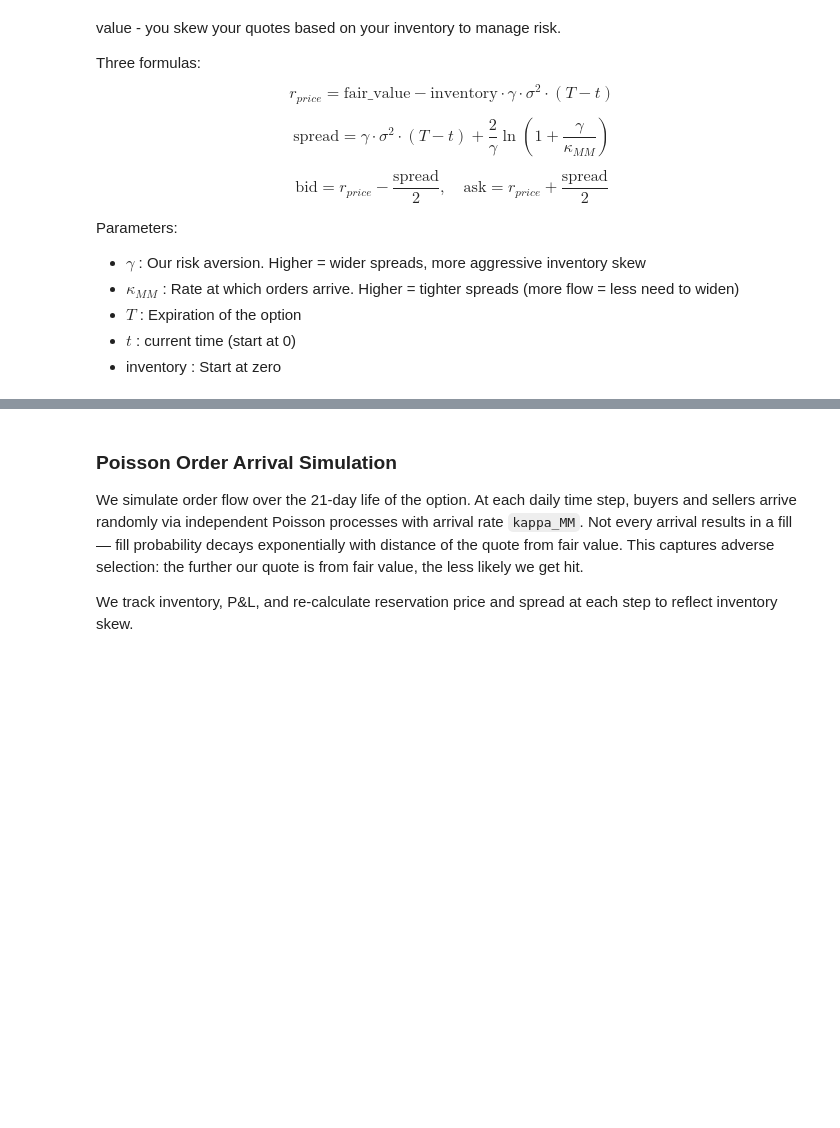
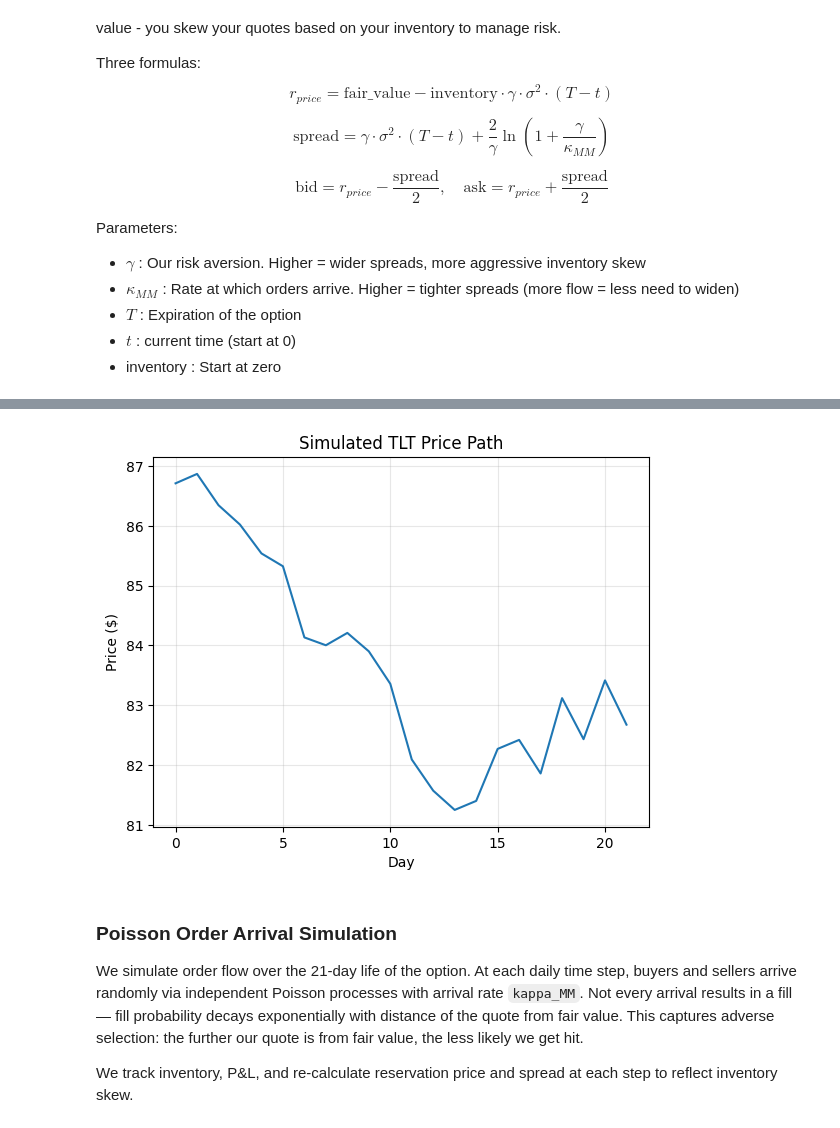
Before and after one commit to ethanasbell/market-making-simulator, a Jupyter notebook: scripts/quoting_engine.ipynb, the cells around one changed output, grey strips where cells are left out. Saved outputs shown, nothing was run; the diff lists cells and outputs as text; code cells hidden in the pictures; blank space fills up the shorter version.

Commit message:
added tlt path simulation and delta hedging

```diff
--- a/scripts/quoting_engine.ipynb
+++ b/scripts/quoting_engine.ipynb
@@ -25,7 +26,7 @@ r0 = params['r0']
 # market snapshot - April 24th, 2026 close
 S0 = 86.71 # TLT spot price
 fair_value = 2.50 # placeholder Heston call price
-sigma = 0.3 # placeholder implied vol
+sigma = 0.15 # placeholder implied vol
 
 print(f"r0: {r0}")
 print(f"S0: {S0}")
@@ -69,3 +107,26 @@ print(r_price, spread,bid, ask)
+# %%
+def simulate_tlt_path(S0, r0, sigma, T_days, seed = None):
+    if seed is not None:
+        np.random.seed(seed)
+    dt = 1/365
+    prices = [S0]
+    for i in range(T_days):
+        dW = np.random.normal(0, np.sqrt(dt))
+        S_new = prices[-1] * np.exp((r0 - 0.5 * sigma**2) * dt + sigma * dW)
+        prices.append(S_new)
+    return np.array(prices)
+
+tlt_path = simulate_tlt_path(S0, r0, sigma, T_days=21)
+
+# plot TLT path
+plt.plot(tlt_path)
+plt.title('Simulated TLT Price Path')
+plt.xlabel('Day')
+plt.ylabel('Price ($)')
+plt.grid(True, alpha=0.3)
+plt.show()
+# %% [output]
+[figure, added]
 # %% [markdown]
 ### Poisson Order Arrival Simulation
 We simulate order flow over the 21-day life of the option. At each daily time step, buyers and sellers arrive randomly via independent Poisson processes with arrival rate `kappa_MM`. Not every arrival results in a fill — fill probability decays exponentially with distance of the quote from fair value. This captures adverse selection: the further our quote is from fair value, the less likely we get hit.
```
Also changed, not shown: parts of 7 cells of this notebook.
